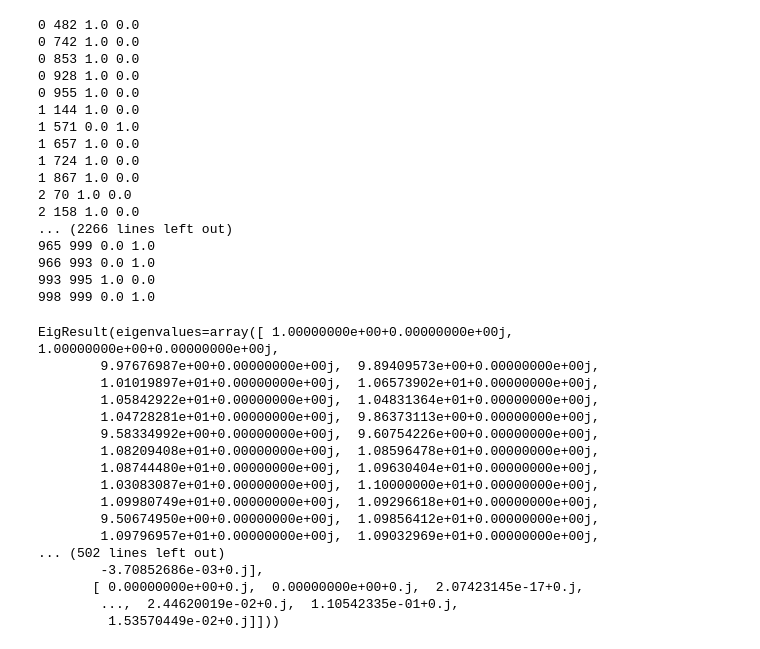
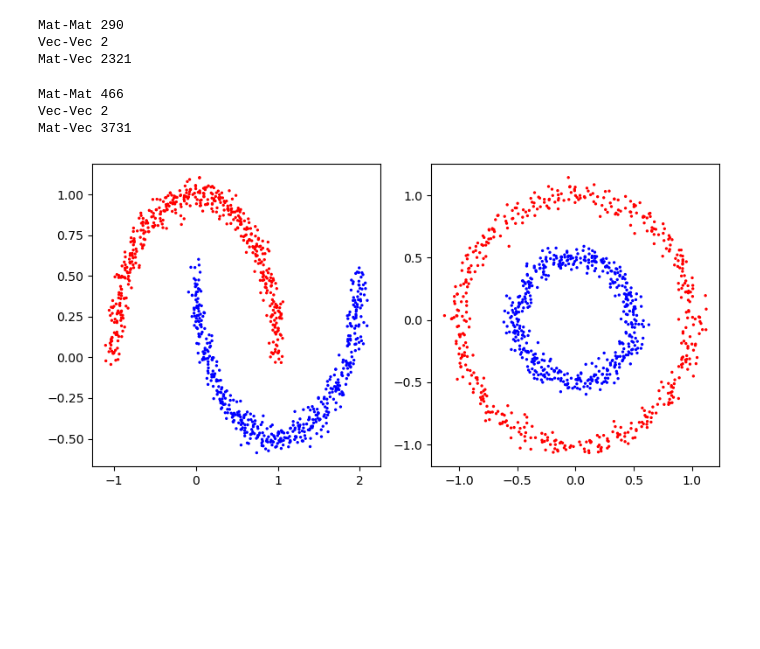
Before and after one commit to sourabhantani-smu/research, a Jupyter notebook: Code/ChebDav/SC.ipynb, the cells around one changed output. Cells and saved outputs as stored; diff of their text form; code cells hidden in the pictures; blank space fills up the shorter version.

```diff
--- a/Code/ChebDav/SC.ipynb
+++ b/Code/ChebDav/SC.ipynb
@@ -214,43 +205,0 @@ B.shape
-# %%
-for i in range(B.shape[0]):
-    for j in range(i, B.shape[1]):
-        if B[i, j] != B[j, i]:
-            print(i,j, B[i,j], B[j,i])
-# %% [output]
-0 482 1.0 0.0
-0 742 1.0 0.0
-0 853 1.0 0.0
-0 928 1.0 0.0
-0 955 1.0 0.0
-1 144 1.0 0.0
-1 571 0.0 1.0
-1 657 1.0 0.0
-1 724 1.0 0.0
-1 867 1.0 0.0
-2 70 1.0 0.0
-2 158 1.0 0.0
-... (2266 lines left out)
-965 999 0.0 1.0
-966 993 0.0 1.0
-993 995 1.0 0.0
-998 999 0.0 1.0
-# %%
-np.linalg.eig(B)
-# %% [output]
-EigResult(eigenvalues=array([ 1.00000000e+00+0.00000000e+00j,  1.00000000e+00+0.00000000e+00j,
-        9.97676987e+00+0.00000000e+00j,  9.89409573e+00+0.00000000e+00j,
-        1.01019897e+01+0.00000000e+00j,  1.06573902e+01+0.00000000e+00j,
-        1.05842922e+01+0.00000000e+00j,  1.04831364e+01+0.00000000e+00j,
-        1.04728281e+01+0.00000000e+00j,  9.86373113e+00+0.00000000e+00j,
-        9.58334992e+00+0.00000000e+00j,  9.60754226e+00+0.00000000e+00j,
-        1.08209408e+01+0.00000000e+00j,  1.08596478e+01+0.00000000e+00j,
-        1.08744480e+01+0.00000000e+00j,  1.09630404e+01+0.00000000e+00j,
-        1.03083087e+01+0.00000000e+00j,  1.10000000e+01+0.00000000e+00j,
-        1.09980749e+01+0.00000000e+00j,  1.09296618e+01+0.00000000e+00j,
-        9.50674950e+00+0.00000000e+00j,  1.09856412e+01+0.00000000e+00j,
-        1.09796957e+01+0.00000000e+00j,  1.09032969e+01+0.00000000e+00j,
-... (502 lines left out)
-        -3.70852686e-03+0.j],
-       [ 0.00000000e+00+0.j,  0.00000000e+00+0.j,  2.07423145e-17+0.j,
-        ...,  2.44620019e-02+0.j,  1.10542335e-01+0.j,
-         1.53570449e-02+0.j]]))
@@ -256,0 +278,34 @@ EigResult(eigenvalues=array([ 1.00000000e+00+0.00000000e+00j,  1.00000000e+00+0.
+# %%
+    moon_data, moon_labels = datasets.make_moons(1000, noise=0.05)
+    circles_data, circles_labels = datasets.make_circles(n_samples=1000, noise=0.05, factor=0.5)
+
+    # Compute the adjacency matrix
+    Adj_mat1 = squareform(pdist(moon_data, metric='euclidean'))
+    Adj_mat2 = squareform(pdist(circles_data, metric='euclidean'))
+
+    # Spectral clustering...
+    spec_re1 = Spectral_Clustering(Adj_mat1, K=2, sim_graph='fully_connect', sigma=0.01, normalized=2, eig_algo='cheb_dav')
+    spec_re2 = Spectral_Clustering(Adj_mat2, K=2, sim_graph='fully_connect', sigma=0.01, normalized=2, eig_algo='cheb_dav')
+
+    # Often need to change figsize when doing subplots
+    plt.figure(figsize=(8, 4))
+    plt.subplot(1, 2, 1)
+    plt.scatter(x=moon_data[:, 0], y=moon_data[:, 1], c=spec_re1.labels_, s=2, cmap='bwr')
+
+
+    plt.subplot(1, 2, 2)
+    plt.scatter(x=circles_data[:, 0], y=circles_data[:, 1], c=spec_re2.labels_, s=2, cmap='bwr')
+
+
+    # Automatrically adjust padding between subplots
+    plt.tight_layout()
+    #plt.savefig("../../Reports/tex/toyexmples.png")
+    plt.show()
+# %% [output]
+Mat-Mat 290
+Vec-Vec 2
+Mat-Vec 2321
+Mat-Mat 466
+Vec-Vec 2
+Mat-Vec 3731
+[figure, added]
```
Also changed, not shown: parts of 24 cells of this notebook, 1 other file.
